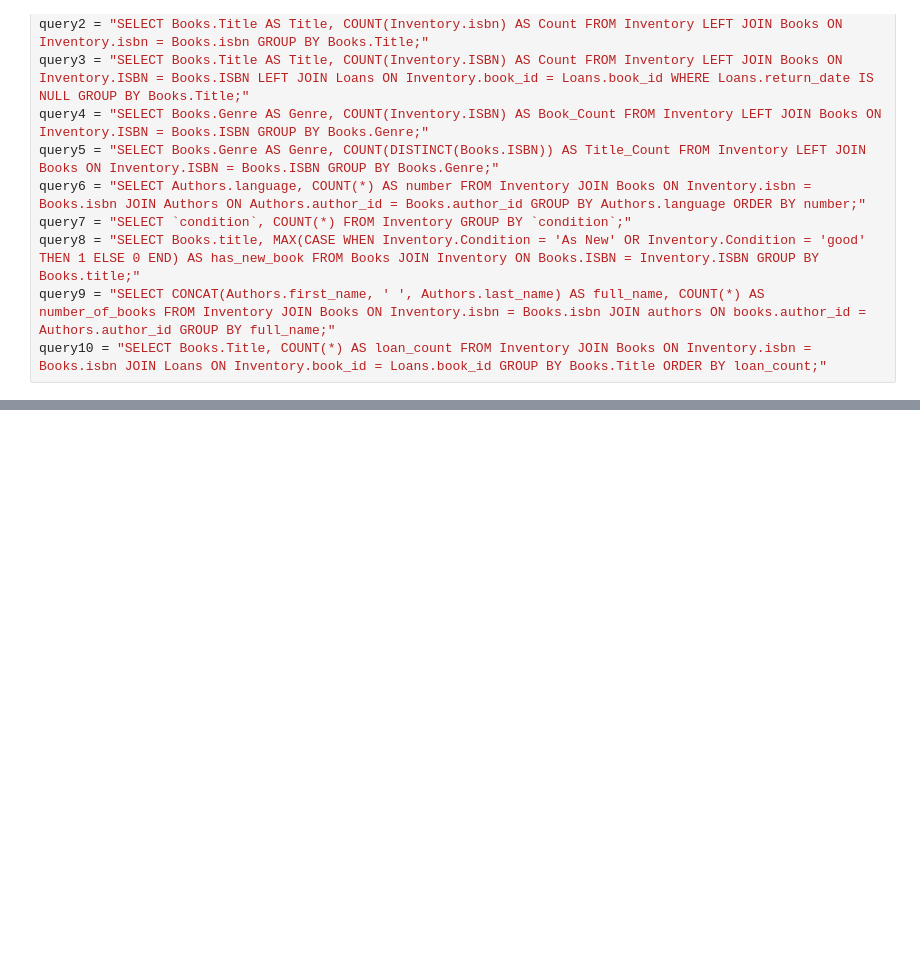
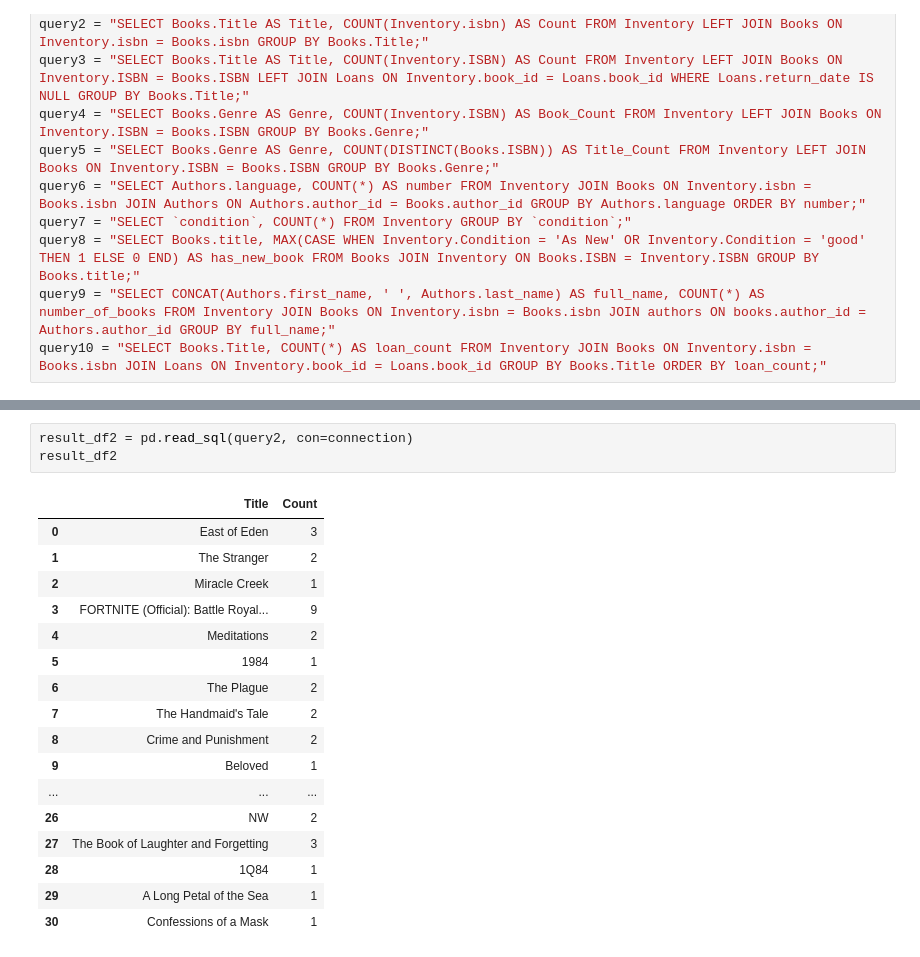
Before and after one commit to nicolehychoi/Forge_Project_2, a Jupyter notebook: SQL.ipynb, the cells around one changed output, grey strips where cells are left out. Cells and saved outputs as stored; diff of their text form; blank space fills up the shorter version.

```diff
--- a/SQL.ipynb
+++ b/SQL.ipynb
@@ -62,0 +73,21 @@ query10 = "SELECT Books.Title, COUNT(*) AS loan_count FROM Inventory JOIN Books
+# %%
+result_df2 = pd.read_sql(query2, con=connection)
+result_df2
+# %% [output]
+|  | Title | Count |
+| 0 | East of Eden | 3 |
+| 1 | The Stranger | 2 |
+| 2 | Miracle Creek | 1 |
+| 3 | FORTNITE (Official): Battle Royal... | 9 |
+| 4 | Meditations | 2 |
+| 5 | 1984 | 1 |
+| 6 | The Plague | 2 |
+| 7 | The Handmaid's Tale | 2 |
+| 8 | Crime and Punishment | 2 |
+| 9 | Beloved | 1 |
+| ... | ... | ... |
+| 26 | NW | 2 |
+| 27 | The Book of Laughter and Forgetting | 3 |
+| 28 | 1Q84 | 1 |
+| 29 | A Long Petal of the Sea | 1 |
+| 30 | Confessions of a Mask | 1 |
```
Also changed, not shown: parts of 9 cells of this notebook.
